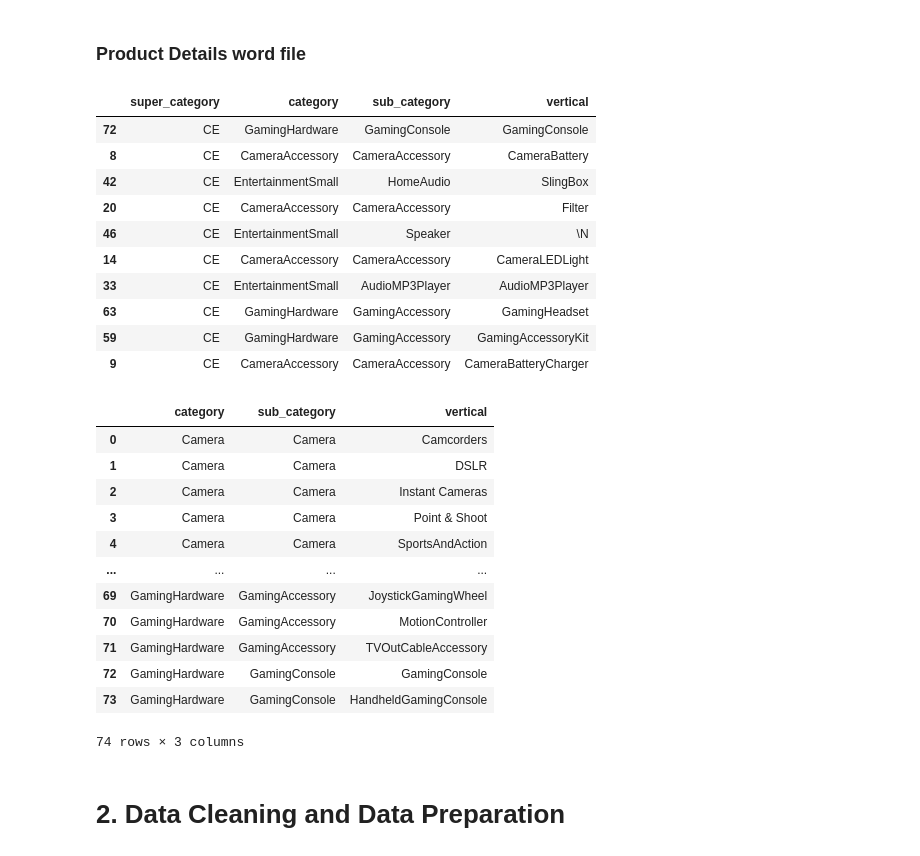
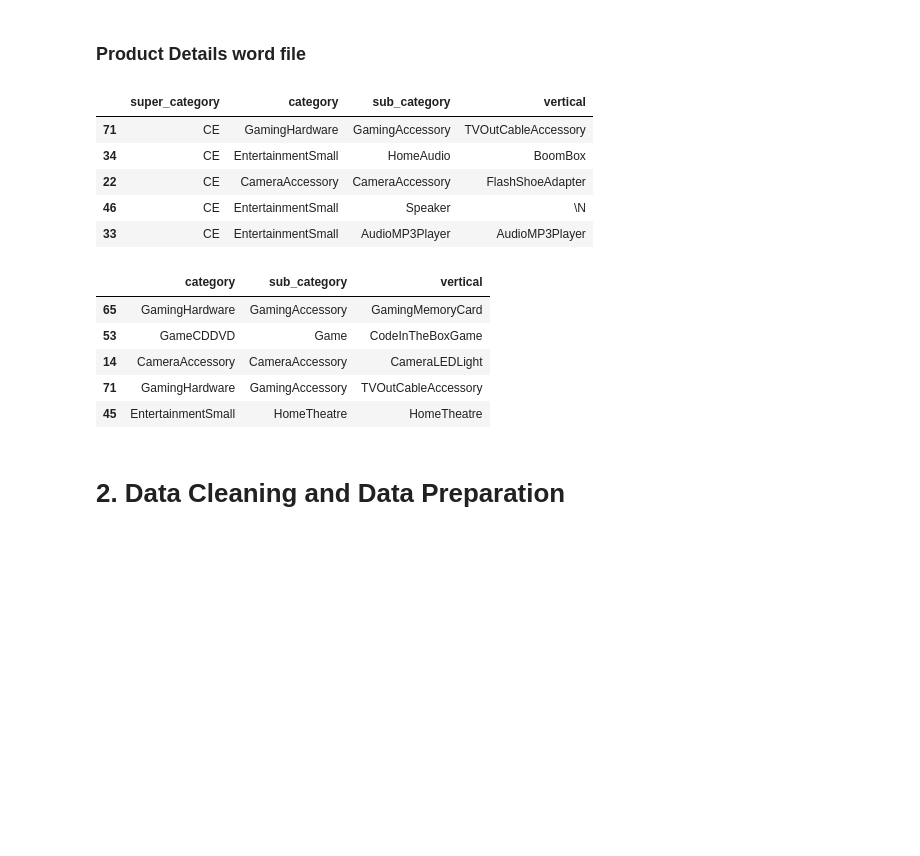
Before and after one commit to Singhal-Piyush/Ecommerce_Marketing_Mix_Model, a Jupyter notebook: notebooks/MMM_E-Commerce_Notebook.ipynb, the cells around one changed output. Cells and saved outputs as stored; diff of their text form; code cells hidden in the pictures; blank space fills up the shorter version.

```diff
--- a/notebooks/MMM_E-Commerce_Notebook.ipynb
+++ b/notebooks/MMM_E-Commerce_Notebook.ipynb
@@ -214,38 +213,26 @@ net_promoter_score
 # %% [markdown]
 ### Product Details word file
 # %%
-product_details = pd.read_excel('.\dataset\Product Details.xlsx')
-product_details.sample(10)
+product_details = pd.read_excel('../dataset/raw/Product Details.xlsx')
+product_details.sample(5)
 # %% [output]
 |  | super_category | category | sub_category | vertical |
-| 72 | CE | GamingHardware | GamingConsole | GamingConsole |
-| 8 | CE | CameraAccessory | CameraAccessory | CameraBattery |
-| 42 | CE | EntertainmentSmall | HomeAudio | SlingBox |
-| 20 | CE | CameraAccessory | CameraAccessory | Filter |
+| 71 | CE | GamingHardware | GamingAccessory | TVOutCableAccessory |
+| 34 | CE | EntertainmentSmall | HomeAudio | BoomBox |
+| 22 | CE | CameraAccessory | CameraAccessory | FlashShoeAdapter |
 | 46 | CE | EntertainmentSmall | Speaker | \N |
-| 14 | CE | CameraAccessory | CameraAccessory | CameraLEDLight |
 | 33 | CE | EntertainmentSmall | AudioMP3Player | AudioMP3Player |
-| 63 | CE | GamingHardware | GamingAccessory | GamingHeadset |
-| 59 | CE | GamingHardware | GamingAccessory | GamingAccessoryKit |
-| 9 | CE | CameraAccessory | CameraAccessory | CameraBatteryCharger |
 # %%
 # drop first column- super_category
 product_details.drop(['super_category'], axis = 1, inplace = True)
-product_details
+product_details.sample(5)
 # %% [output]
 |  | category | sub_category | vertical |
-| 0 | Camera | Camera | Camcorders |
-| 1 | Camera | Camera | DSLR |
-| 2 | Camera | Camera | Instant Cameras |
-| 3 | Camera | Camera | Point & Shoot |
-| 4 | Camera | Camera | SportsAndAction |
-| ... | ... | ... | ... |
-| 69 | GamingHardware | GamingAccessory | JoystickGamingWheel |
-| 70 | GamingHardware | GamingAccessory | MotionController |
+| 65 | GamingHardware | GamingAccessory | GamingMemoryCard |
+| 53 | GameCDDVD | Game | CodeInTheBoxGame |
+| 14 | CameraAccessory | CameraAccessory | CameraLEDLight |
 | 71 | GamingHardware | GamingAccessory | TVOutCableAccessory |
-| 72 | GamingHardware | GamingConsole | GamingConsole |
-| 73 | GamingHardware | GamingConsole | HandheldGamingConsole |
+| 45 | EntertainmentSmall | HomeTheatre | HomeTheatre |
-74 rows × 3 columns
 # %% [markdown]
 # 2. Data Cleaning and Data Preparation
 # %% [markdown]
```
Also changed, not shown: parts of 8 cells of this notebook.
